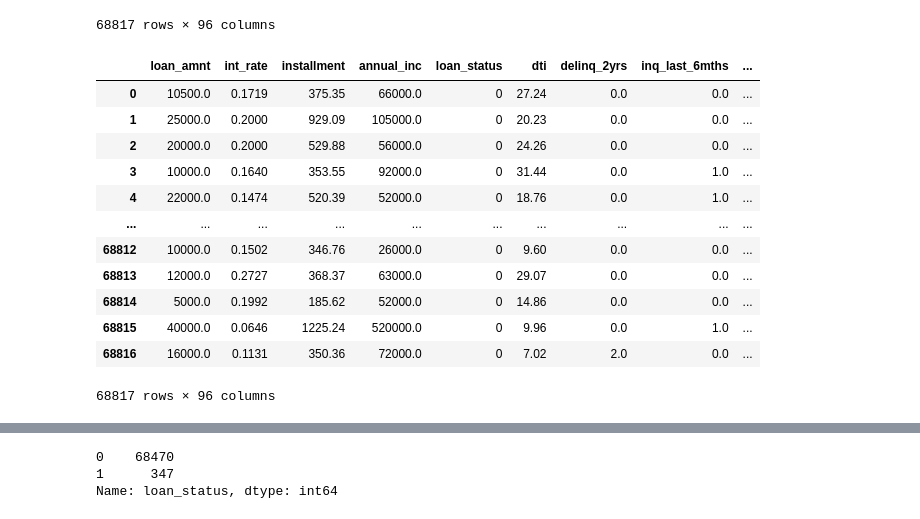
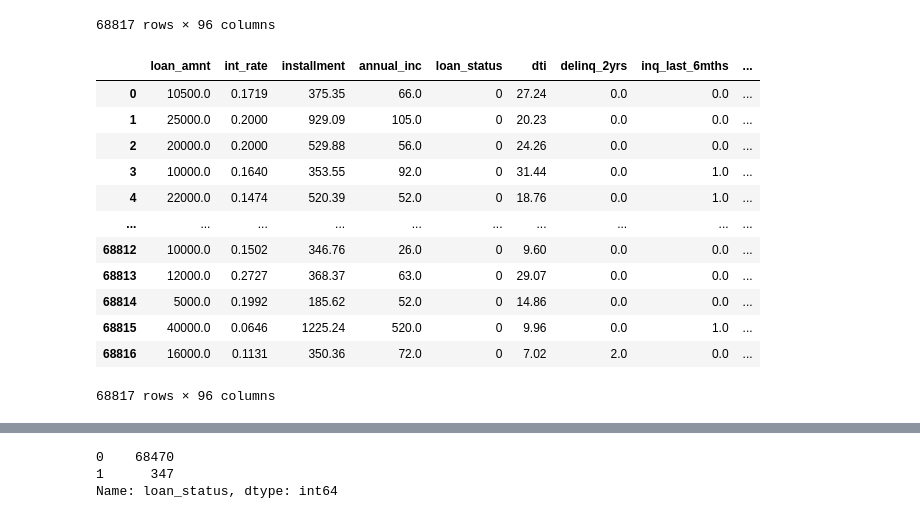
Before and after one commit to JGarza4903/Credit_Risk_Analysis, a Jupyter notebook: credit_risk_ensemble.ipynb, the cells around one changed output, grey strips where cells are left out. Drawn from its saved outputs; the diff is of its cells as text; code cells hidden in the pictures.

```diff
--- a/credit_risk_ensemble.ipynb
+++ b/credit_risk_ensemble.ipynb
@@ -101,21 +101,24 @@ df
 | 68816 | 16000.0 | 0.1131 | 350.36 | 72000.0 | low_risk | 7.02 | 2.0 | 0.0 | ... |
 68817 rows × 96 columns
 # %%
+# Change the loan_status data into numerical data types
 df["loan_status"] = df["loan_status"].map({"high_risk": 1, "low_risk": 0})
+# Scale the data (annual income / 1000)
+df['annual_inc'] = df['annual_inc'] / 1000
 df
 # %% [output]
 |  | loan_amnt | int_rate | installment | annual_inc | loan_status | dti | delinq_2yrs | inq_last_6mths | ... |
-| 0 | 10500.0 | 0.1719 | 375.35 | 66000.0 | 0 | 27.24 | 0.0 | 0.0 | ... |
-| 1 | 25000.0 | 0.2000 | 929.09 | 105000.0 | 0 | 20.23 | 0.0 | 0.0 | ... |
-| 2 | 20000.0 | 0.2000 | 529.88 | 56000.0 | 0 | 24.26 | 0.0 | 0.0 | ... |
-| 3 | 10000.0 | 0.1640 | 353.55 | 92000.0 | 0 | 31.44 | 0.0 | 1.0 | ... |
-| 4 | 22000.0 | 0.1474 | 520.39 | 52000.0 | 0 | 18.76 | 0.0 | 1.0 | ... |
+| 0 | 10500.0 | 0.1719 | 375.35 | 66.0 | 0 | 27.24 | 0.0 | 0.0 | ... |
+| 1 | 25000.0 | 0.2000 | 929.09 | 105.0 | 0 | 20.23 | 0.0 | 0.0 | ... |
+| 2 | 20000.0 | 0.2000 | 529.88 | 56.0 | 0 | 24.26 | 0.0 | 0.0 | ... |
+| 3 | 10000.0 | 0.1640 | 353.55 | 92.0 | 0 | 31.44 | 0.0 | 1.0 | ... |
+| 4 | 22000.0 | 0.1474 | 520.39 | 52.0 | 0 | 18.76 | 0.0 | 1.0 | ... |
 | ... | ... | ... | ... | ... | ... | ... | ... | ... | ... |
-| 68812 | 10000.0 | 0.1502 | 346.76 | 26000.0 | 0 | 9.60 | 0.0 | 0.0 | ... |
-| 68813 | 12000.0 | 0.2727 | 368.37 | 63000.0 | 0 | 29.07 | 0.0 | 0.0 | ... |
-| 68814 | 5000.0 | 0.1992 | 185.62 | 52000.0 | 0 | 14.86 | 0.0 | 0.0 | ... |
-| 68815 | 40000.0 | 0.0646 | 1225.24 | 520000.0 | 0 | 9.96 | 0.0 | 1.0 | ... |
-| 68816 | 16000.0 | 0.1131 | 350.36 | 72000.0 | 0 | 7.02 | 2.0 | 0.0 | ... |
+| 68812 | 10000.0 | 0.1502 | 346.76 | 26.0 | 0 | 9.60 | 0.0 | 0.0 | ... |
+| 68813 | 12000.0 | 0.2727 | 368.37 | 63.0 | 0 | 29.07 | 0.0 | 0.0 | ... |
+| 68814 | 5000.0 | 0.1992 | 185.62 | 52.0 | 0 | 14.86 | 0.0 | 0.0 | ... |
+| 68815 | 40000.0 | 0.0646 | 1225.24 | 520.0 | 0 | 9.96 | 0.0 | 1.0 | ... |
+| 68816 | 16000.0 | 0.1131 | 350.36 | 72.0 | 0 | 7.02 | 2.0 | 0.0 | ... |
 68817 rows × 96 columns
 # %%
 # Create our features
```
Also changed, not shown: parts of 12 cells of this notebook, 1 other file.
